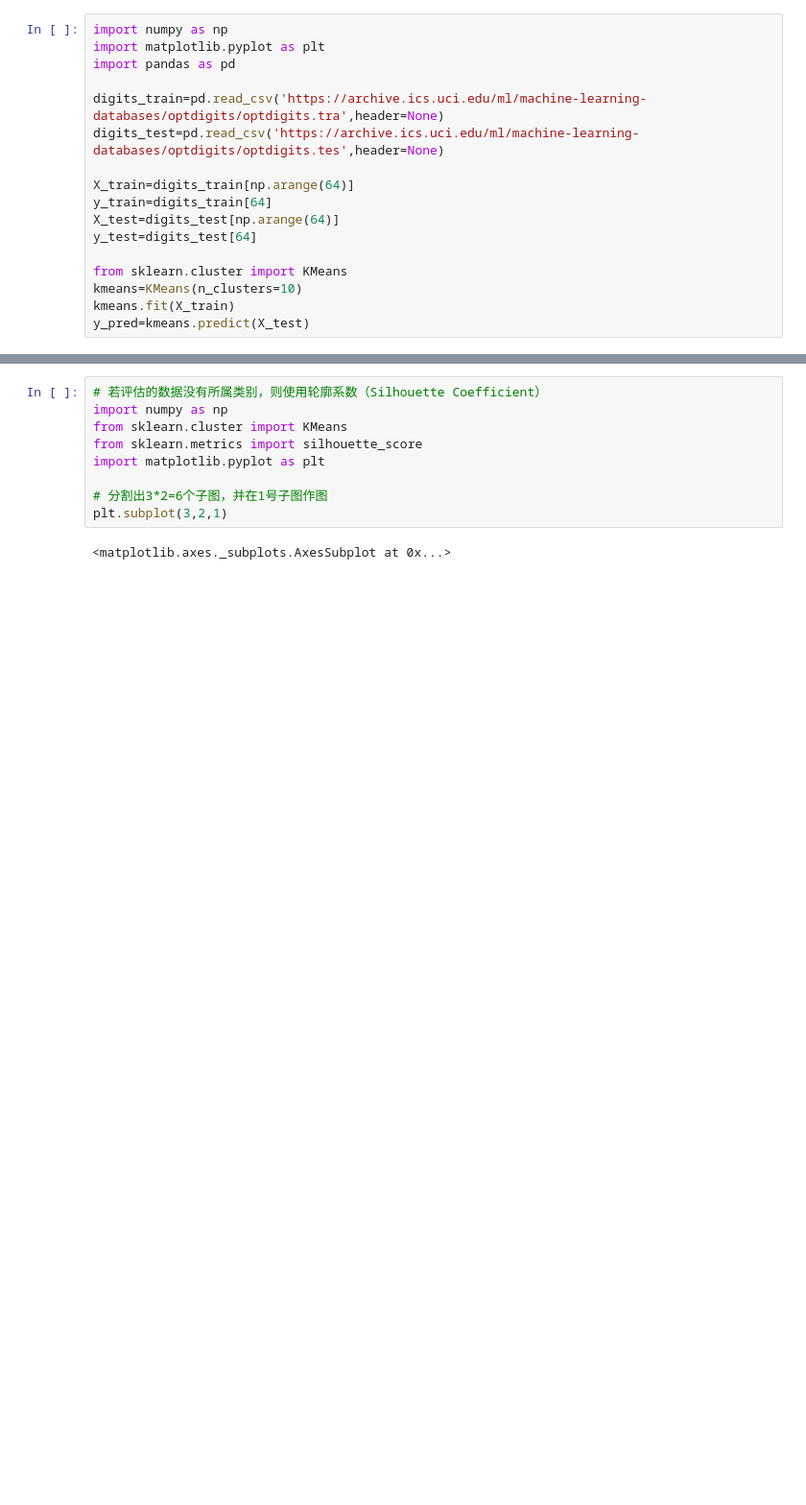
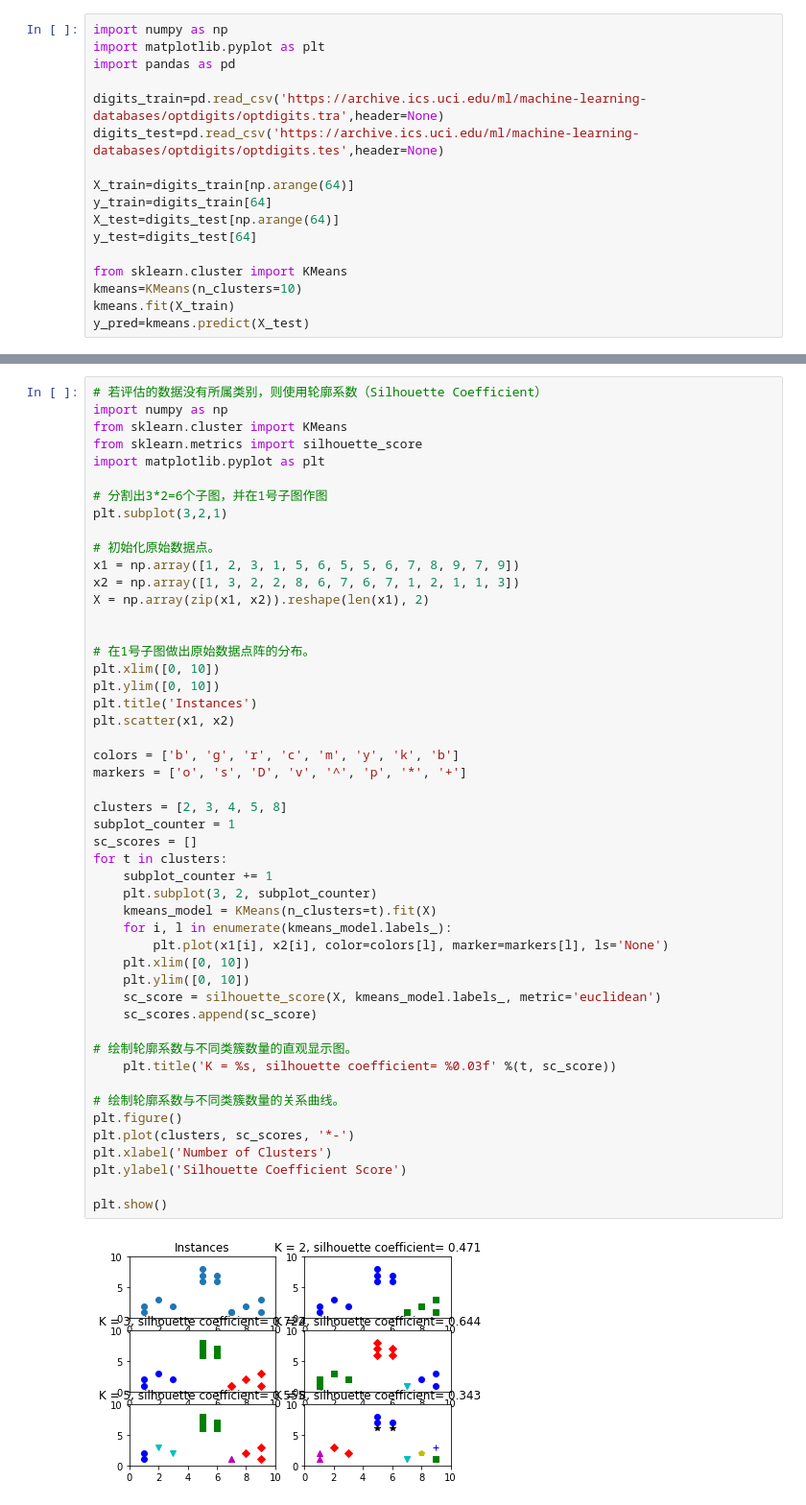
Before and after one commit to kingzone/kaggle, a Jupyter notebook: k-means.ipynb, the cells around one changed output, grey strips where cells are left out. Shown at 96% size. Drawn from its saved outputs; the diff is of its cells as text; blank space fills up the shorter version.

```diff
--- a/k-means.ipynb
+++ b/k-means.ipynb
@@ -24,11 +24,51 @@ print metrics.adjusted_rand_score(y_test, y_pred)
-# %%
-# 若评估的数据没有所属类别，则使用轮廓系数（Silhouette Coefficient）
-import numpy as np
-from sklearn.cluster import KMeans
-from sklearn.metrics import silhouette_score
-import matplotlib.pyplot as plt
-
-# 分割出3*2=6个子图，并在1号子图作图
-plt.subplot(3,2,1)
-# %% [output]
-<matplotlib.axes._subplots.AxesSubplot at 0x...>
+# %%
+# 若评估的数据没有所属类别，则使用轮廓系数（Silhouette Coefficient）
+import numpy as np
+from sklearn.cluster import KMeans
+from sklearn.metrics import silhouette_score
+import matplotlib.pyplot as plt
+
+# 分割出3*2=6个子图，并在1号子图作图
+plt.subplot(3,2,1)
+
+# 初始化原始数据点。
+x1 = np.array([1, 2, 3, 1, 5, 6, 5, 5, 6, 7, 8, 9, 7, 9])
+x2 = np.array([1, 3, 2, 2, 8, 6, 7, 6, 7, 1, 2, 1, 1, 3])
+X = np.array(zip(x1, x2)).reshape(len(x1), 2)
+
+
+# 在1号子图做出原始数据点阵的分布。
+plt.xlim([0, 10])
+plt.ylim([0, 10])
+plt.title('Instances')
+plt.scatter(x1, x2)
+
+colors = ['b', 'g', 'r', 'c', 'm', 'y', 'k', 'b']
+markers = ['o', 's', 'D', 'v', '^', 'p', '*', '+']
+
+clusters = [2, 3, 4, 5, 8]
+subplot_counter = 1
+sc_scores = []
+for t in clusters:
+    subplot_counter += 1
+    plt.subplot(3, 2, subplot_counter)
+    kmeans_model = KMeans(n_clusters=t).fit(X)
+    for i, l in enumerate(kmeans_model.labels_):
+        plt.plot(x1[i], x2[i], color=colors[l], marker=markers[l], ls='None')
+    plt.xlim([0, 10])
+    plt.ylim([0, 10])
+    sc_score = silhouette_score(X, kmeans_model.labels_, metric='euclidean')
+    sc_scores.append(sc_score)
+
+# 绘制轮廓系数与不同类簇数量的直观显示图。
+    plt.title('K = %s, silhouette coefficient= %0.03f' %(t, sc_score))
+
+# 绘制轮廓系数与不同类簇数量的关系曲线。
+plt.figure()
+plt.plot(clusters, sc_scores, '*-')
+plt.xlabel('Number of Clusters')
+plt.ylabel('Silhouette Coefficient Score')
+
+plt.show()
+# %% [output]
+[figure, added]
```
Also changed, not shown: parts of 3 cells of this notebook.
